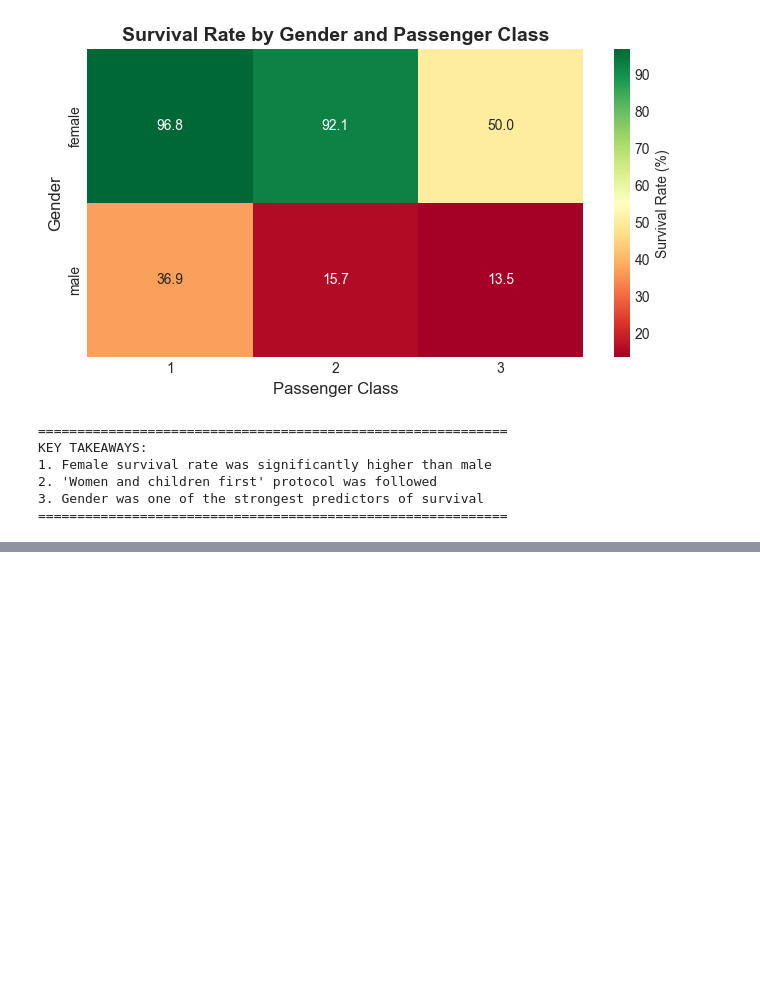
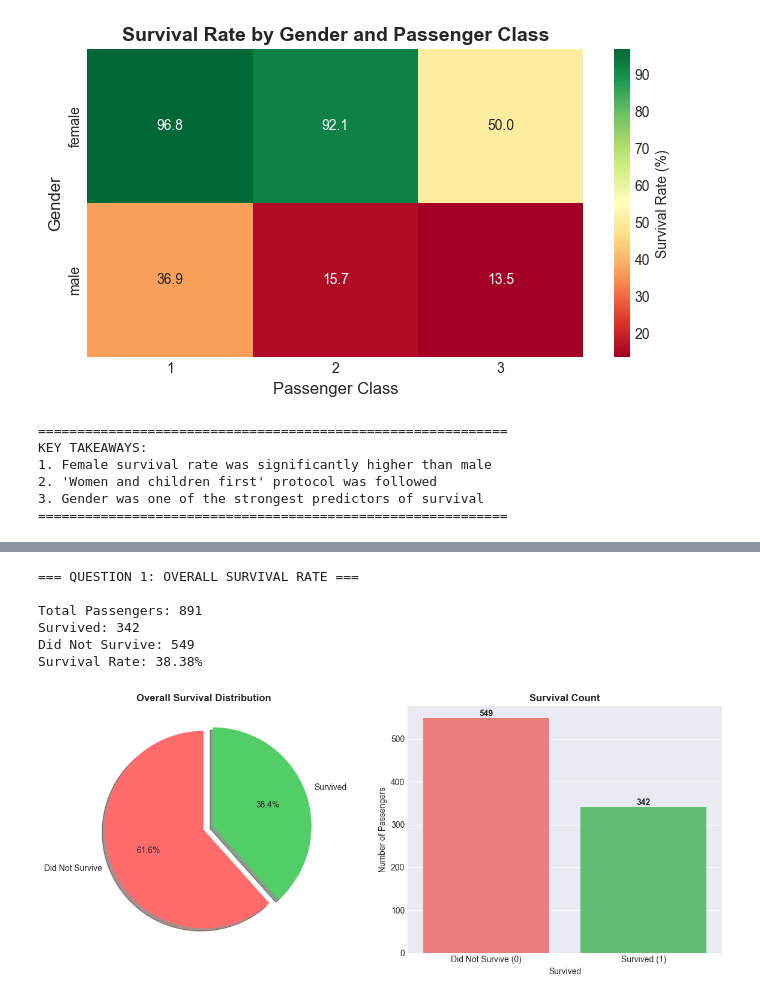
Before and after one commit to spacepriest8/titanic_analysis, a Jupyter notebook: notebooks/titanic_eda.ipynb, the cells around one changed output, grey strips where cells are left out. Cells and saved outputs as stored; diff of their text form; code cells hidden in the pictures; blank space fills up the shorter version.

```diff
--- a/notebooks/titanic_eda.ipynb
+++ b/notebooks/titanic_eda.ipynb
@@ -647,0 +912,50 @@ KEY TAKEAWAYS:
+# %%
+# Cell 7: Question 1 - What percentage survived?
+print("=== QUESTION 1: OVERALL SURVIVAL RATE ===\n")
+
+# Calculate survival rate
+total_passengers = len(df_clean)
+survived_count = df_clean['Survived'].sum()
+survival_rate = (survived_count / total_passengers) * 100
+
+print(f"Total Passengers: {total_passengers}")
+print(f"Survived: {survived_count}")
+print(f"Did Not Survive: {total_passengers - survived_count}")
+print(f"Survival Rate: {survival_rate:.2f}%\n")
+
+# Create visualization
+fig, (ax1, ax2) = plt.subplots(1, 2, figsize=(12, 5))
+
+# Pie chart
+labels = ['Did Not Survive', 'Survived']
+sizes = [total_passengers - survived_count, survived_count]
+colors = ['#ff6b6b', '#51cf66']
+explode = (0, 0.1)
+
+ax1.pie(sizes, explode=explode, labels=labels, colors=colors,
+        autopct='%1.1f%%', shadow=True, startangle=90)
+ax1.set_title('Overall Survival Distribution', fontweight='bold')
+
+# Count plot
+sns.countplot(data=df_clean, x='Survived', ax=ax2, palette=colors)
+ax2.set_title('Survival Count', fontweight='bold')
+ax2.set_xticklabels(['Did Not Survive (0)', 'Survived (1)'])
+ax2.set_ylabel('Number of Passengers')
+
+# Add count labels on bars
+for p in ax2.patches:
+    ax2.annotate(f'{int(p.get_height())}',
+                (p.get_x() + p.get_width() / 2., p.get_height()),
+                ha='center', va='bottom', fontweight='bold')
+
+plt.tight_layout()
+plt.savefig('../outputs/overall_survival.png', dpi=300, bbox_inches='tight')
+plt.show()
+# %% [output]
+=== QUESTION 1: OVERALL SURVIVAL RATE ===
+
+Total Passengers: 891
+Survived: 342
+Did Not Survive: 549
+Survival Rate: 38.38%
+[figure, added]
```
Also changed, not shown: parts of 11 cells of this notebook.
